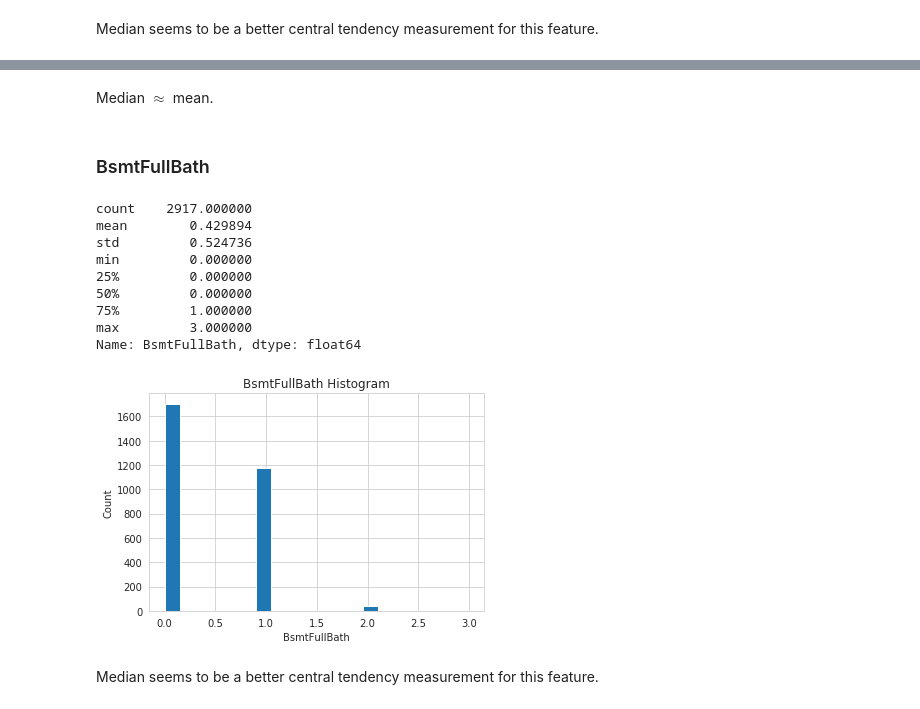
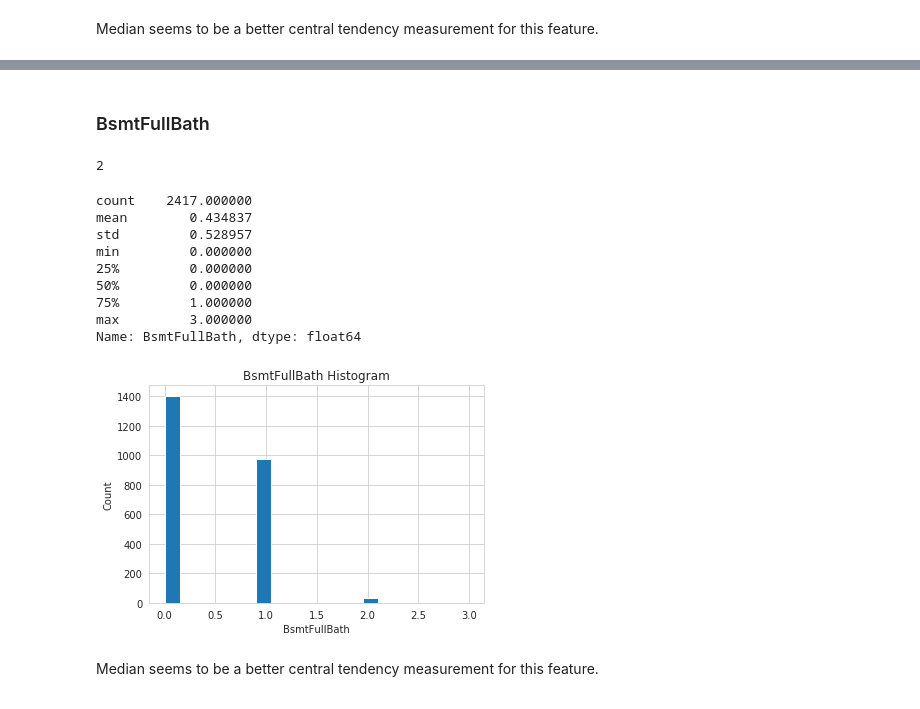
Before and after one commit to nt-ds/practice-handling-missing-data, a Jupyter notebook: notebook/Practice_Handling_Missing_Data.ipynb, the cells around one changed output, grey strips where cells are left out. Cells and saved outputs as stored; diff of their text form; code cells hidden in the pictures.

```diff
--- a/notebook/Practice_Handling_Missing_Data.ipynb
+++ b/notebook/Practice_Handling_Missing_Data.ipynb
@@ -315,13 +325,15 @@ plt.ylabel("Count");
-# %% [markdown]
-Median $\approx$ mean.
 # %% [markdown]
 ### BsmtFullBath
+# %%
+training.BsmtFullBath.isna().sum()
+# %% [output]
+2
 # %%
-ih.BsmtFullBath.describe()
+training.BsmtFullBath.describe()
 # %% [output]
-count    2917.000000
-mean        0.429894
-std         0.524736
+count    2417.000000
+mean        0.434837
+std         0.528957
 min         0.000000
 25%         0.000000
 50%         0.000000
@@ -329,12 +341,12 @@ min         0.000000
 max         3.000000
 Name: BsmtFullBath, dtype: float64
 # %%
-ih.BsmtFullBath.hist(bins=20);
+training.BsmtFullBath.hist(bins=20);
 plt.title("BsmtFullBath Histogram");
 plt.xlabel("BsmtFullBath");
 plt.ylabel("Count");
 # %% [output]
-[figure, old version]
+[figure, new version]
 # %% [markdown]
 Median seems to be a better central tendency measurement for this feature.
 # %% [markdown]
```
Also changed, not shown: parts of 61 cells of this notebook.
